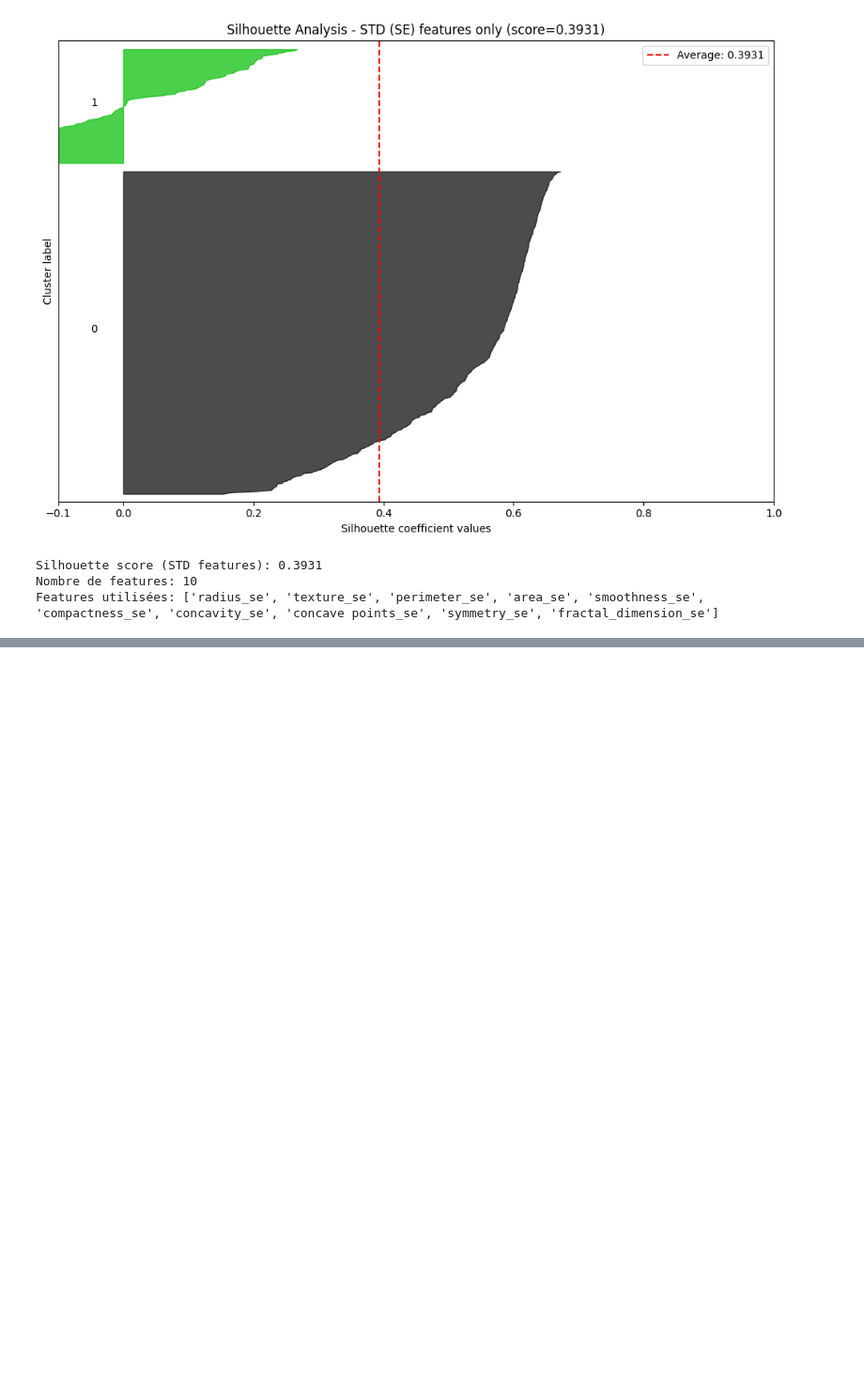
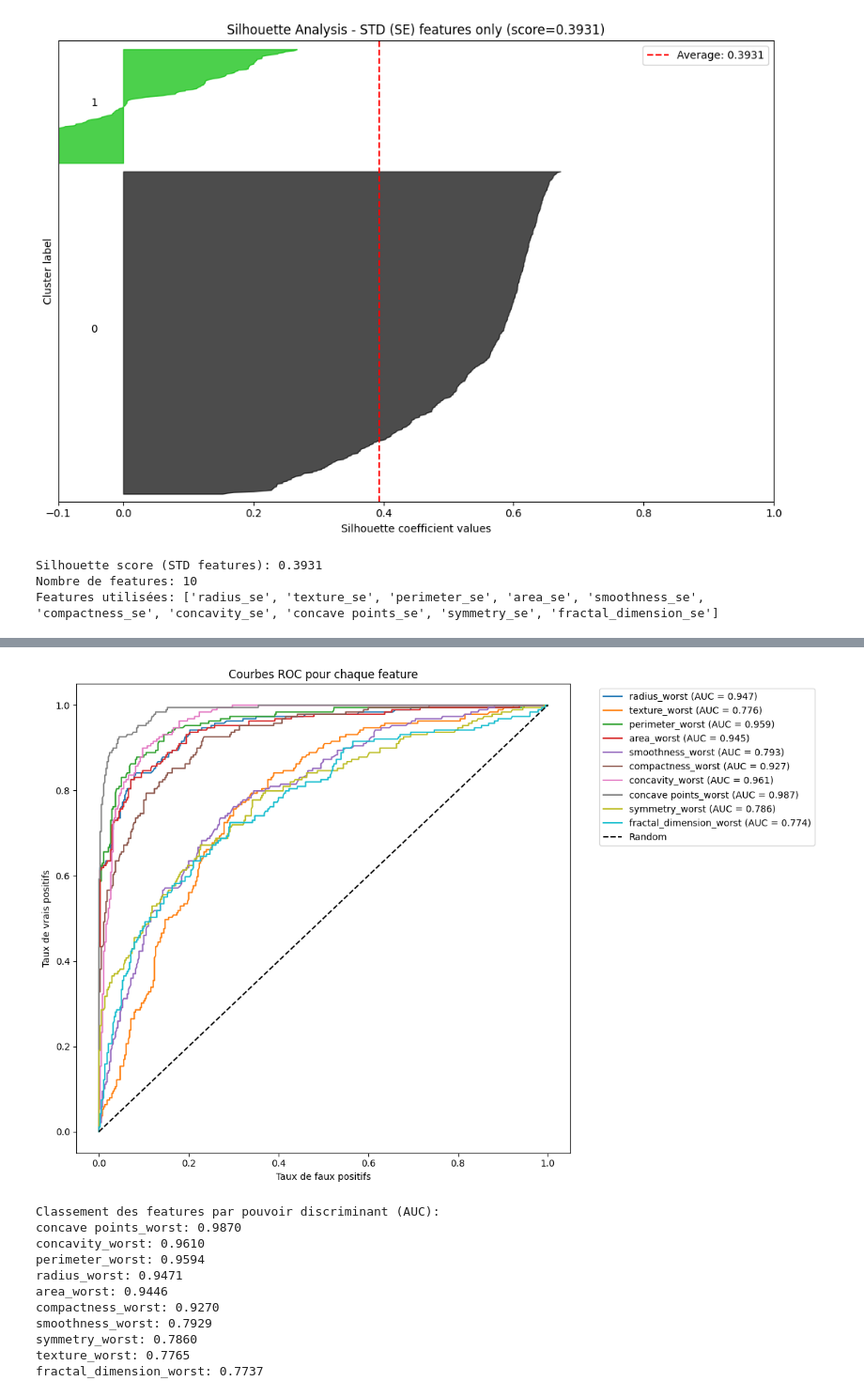
Before and after one commit to prichert17/Projet_Clustering, a Jupyter notebook: main.ipynb, the cells around one changed output, grey strips where cells are left out. Shown at 94% size. Cells and saved outputs as stored; diff of their text form; code cells hidden in the pictures; blank space fills up the shorter version.

```diff
--- a/main.ipynb
+++ b/main.ipynb
@@ -222,0 +414,40 @@ Features utilisées: ['radius_se', 'texture_se', 'perimeter_se', 'area_se', 'smo
+# %%
+# Pour chaque feature, calculer l'AUC
+auc_scores = {}
+
+plt.figure(figsize=(12, 8))
+
+for i, col in enumerate(worst_cols):
+    # Calculer ROC pour cette feature
+    fpr, tpr, thresholds = roc_curve(labels_worst, X_worst_scaled[:, i])
+    auc = roc_auc_score(labels_worst, X_worst_scaled[:, i])
+    auc_scores[col] = auc
+
+    plt.plot(fpr, tpr, label=f'{col} (AUC = {auc:.3f})')
+
+plt.plot([0, 1], [0, 1], 'k--', label='Random')
+plt.xlabel('Taux de faux positifs')
+plt.ylabel('Taux de vrais positifs')
+plt.title('Courbes ROC pour chaque feature')
+plt.legend(bbox_to_anchor=(1.05, 1), loc='upper left')
+plt.tight_layout()
+plt.show()
+
+# Afficher le classement des features par AUC
+print("\nClassement des features par pouvoir discriminant (AUC):")
+sorted_auc = sorted(auc_scores.items(), key=lambda x: abs(x[1] - 0.5), reverse=True)
+for feature, auc in sorted_auc:
+    print(f"{feature}: {auc:.4f}")
+# %% [output]
+[figure, added]
+Classement des features par pouvoir discriminant (AUC):
+concave points_worst: 0.9870
+concavity_worst: 0.9610
+perimeter_worst: 0.9594
+radius_worst: 0.9471
+area_worst: 0.9446
+compactness_worst: 0.9270
+smoothness_worst: 0.7929
+symmetry_worst: 0.7860
+texture_worst: 0.7765
+fractal_dimension_worst: 0.7737
```
Also changed, not shown: parts of 9 cells of this notebook, 1 other file.
